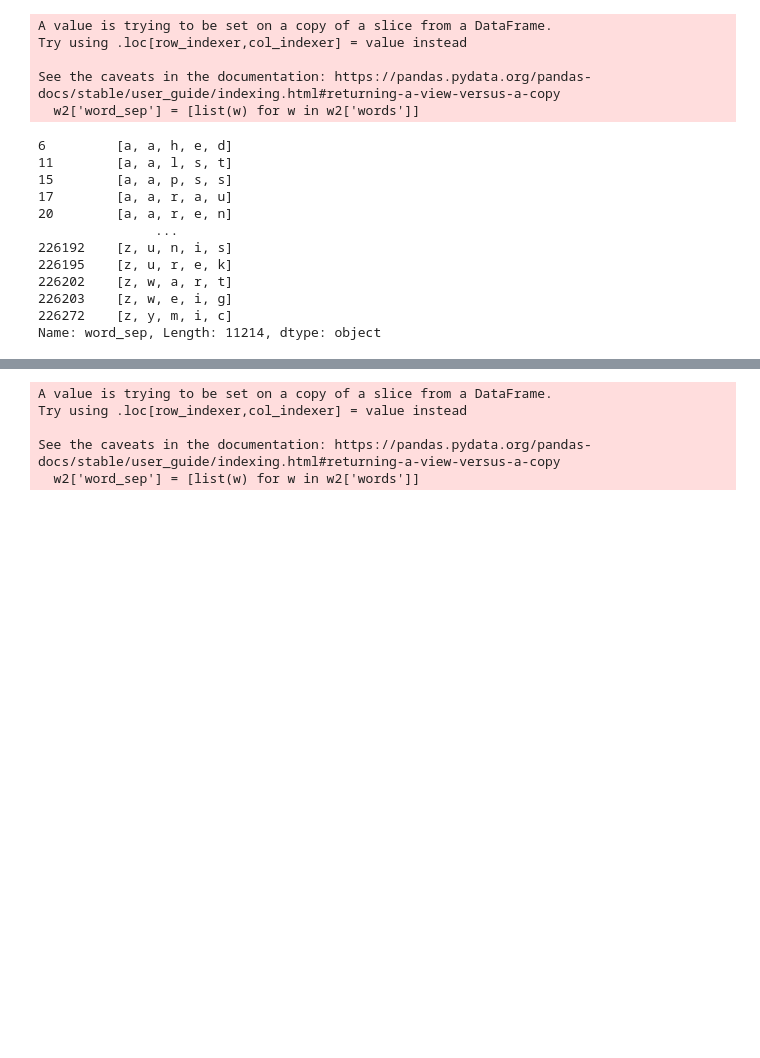
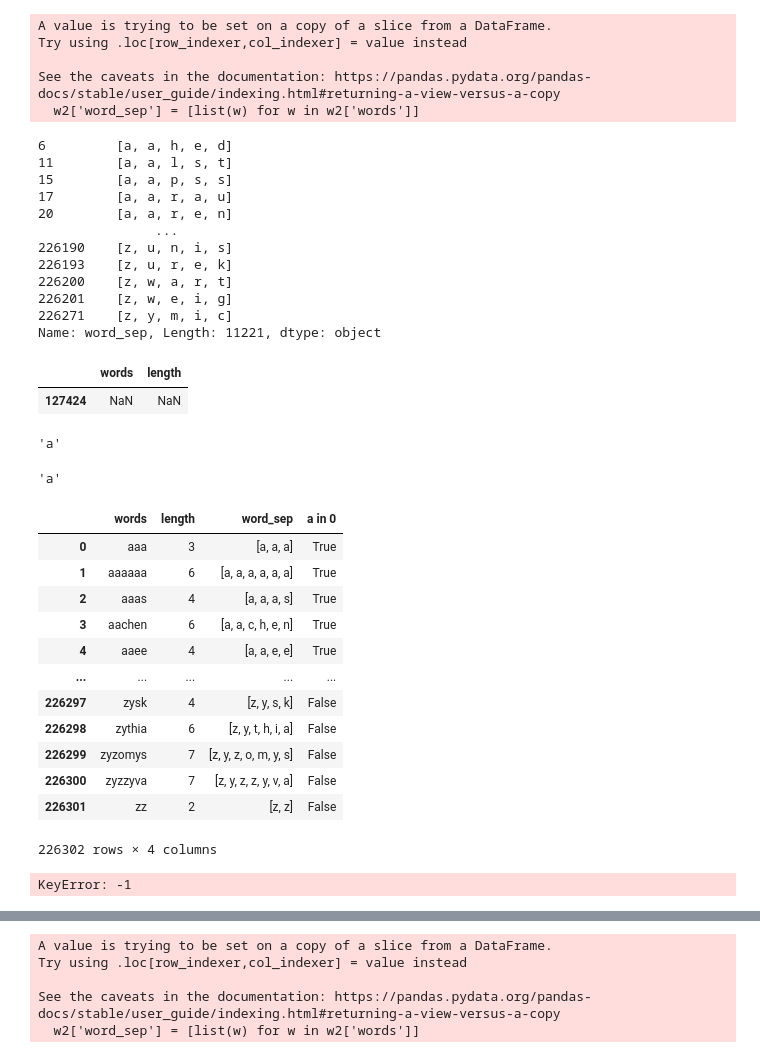
Before and after one commit to HiggsBoson3310/Hangman, a Jupyter notebook: trainig_exp.ipynb, the cells around one changed output, grey strips where cells are left out. Cells and saved outputs as stored; diff of their text form; code cells hidden in the pictures; blank space fills up the shorter version.

```diff
--- a/trainig_exp.ipynb
+++ b/trainig_exp.ipynb
@@ -18,6 +20,7 @@ with open('./play_set.txt',mode='w') as filep:
                     filet.write(ffile[i])
 # %%
 data = pd.read_csv('./trainin_set.txt',header=None,names=['words'])
+data['words'] = data['words'].fillna('null')
 engletters = np.array([ s for s in 'abcdefghijklmnopqrstuvwxyz'])
 data['length'] = data['words'].str.len()
 # %%
@@ -79,9 +79,14 @@ w2_total['word_sep']
 17        [a, a, r, a, u]
 20        [a, a, r, e, n]
                ...
-226192    [z, u, n, i, s]
-226195    [z, u, r, e, k]
-226202    [z, w, a, r, t]
-226203    [z, w, e, i, g]
-226272    [z, y, m, i, c]
-Name: word_sep, Length: 11214, dtype: object
+226190    [z, u, n, i, s]
+226193    [z, u, r, e, k]
+226200    [z, w, a, r, t]
+226201    [z, w, e, i, g]
+226271    [z, y, m, i, c]
+Name: word_sep, Length: 11221, dtype: object
+# %%
+data[data['words']!=data['words']]
+# %% [output]
+|  | words | length |
+| 127424 | NaN | NaN |
@@ -88,3 +96,36 @@ Name: word_sep, Length: 11214, dtype: object
+# %%
+lel['letters'][0]
+# %% [output]
+'a'
+# %%
+import numpy as np
+
+np.random.choice(['a','b'])
+# %% [output]
+'a'
+# %%
+for w in data['words']:
+    list(w)
+# %%
+data['word_sep'] = [list(w) for w in data['words']]
+# %%
+data['a in 0'] = [aa[0]=='a' for aa in data['word_sep']]
+# %%
+data
+# %% [output]
+|  | words | length | word_sep | a in 0 |
+| 0 | aaa | 3 | [a, a, a] | True |
+| 1 | aaaaaa | 6 | [a, a, a, a, a, a] | True |
+| 2 | aaas | 4 | [a, a, a, s] | True |
+| 3 | aachen | 6 | [a, a, c, h, e, n] | True |
+| 4 | aaee | 4 | [a, a, e, e] | True |
+| ... | ... | ... | ... | ... |
+| 226297 | zysk | 4 | [z, y, s, k] | False |
+| 226298 | zythia | 6 | [z, y, t, h, i, a] | False |
+| 226299 | zyzomys | 7 | [z, y, z, o, m, y, s] | False |
+| 226300 | zyzzyva | 7 | [z, y, z, z, y, v, a] | False |
+| 226301 | zz | 2 | [z, z] | False |
+226302 rows × 4 columns
 # %%
 def guess(game):
     wo = game.game_status()
@@ -182,0 +298,4 @@ def guess(game):
+# %%
+len(dist[-1])
+# %% [output]
+KeyError: -1
```
Also changed, not shown: parts of 18 cells of this notebook, 4 other files.
